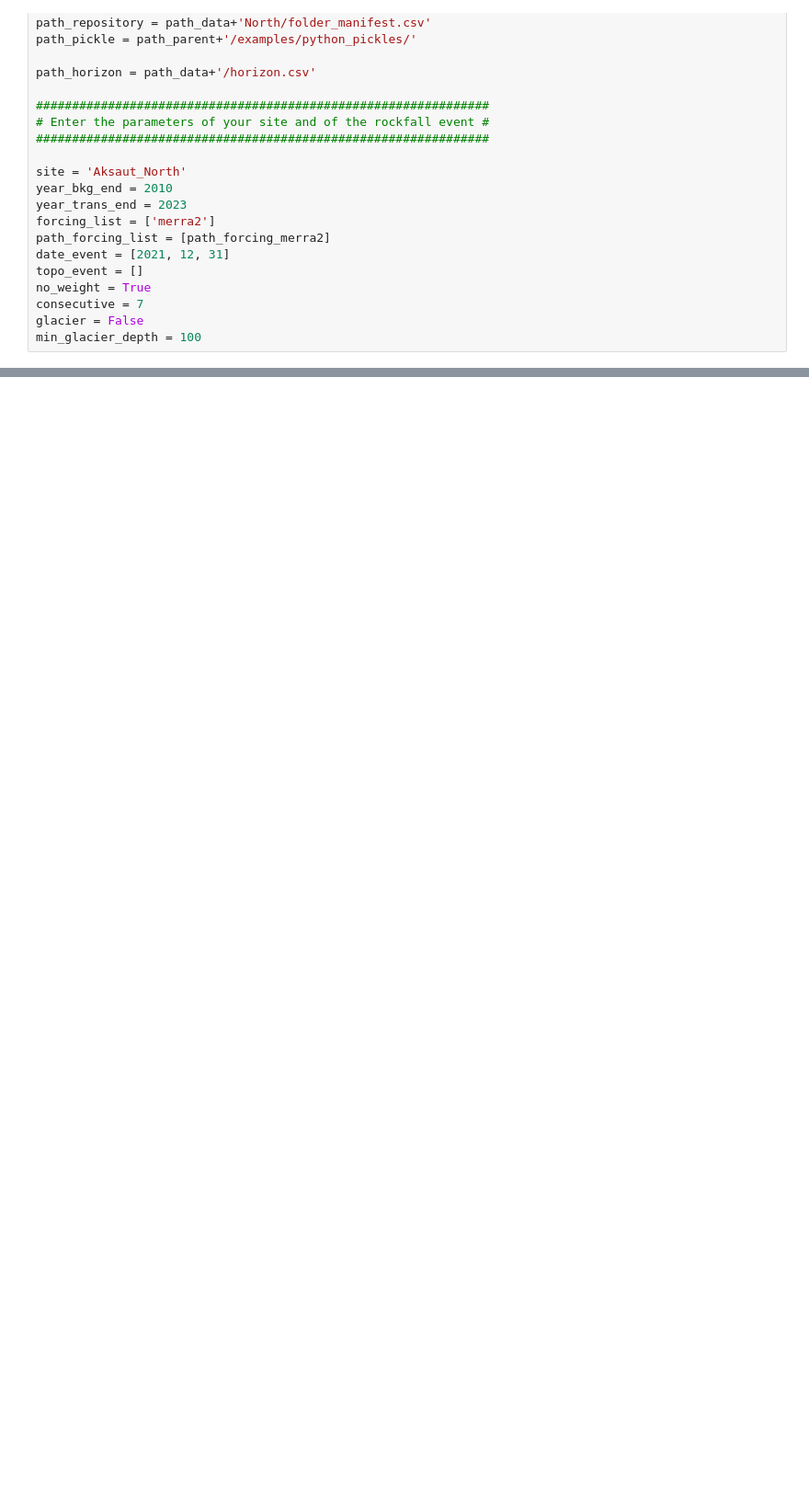
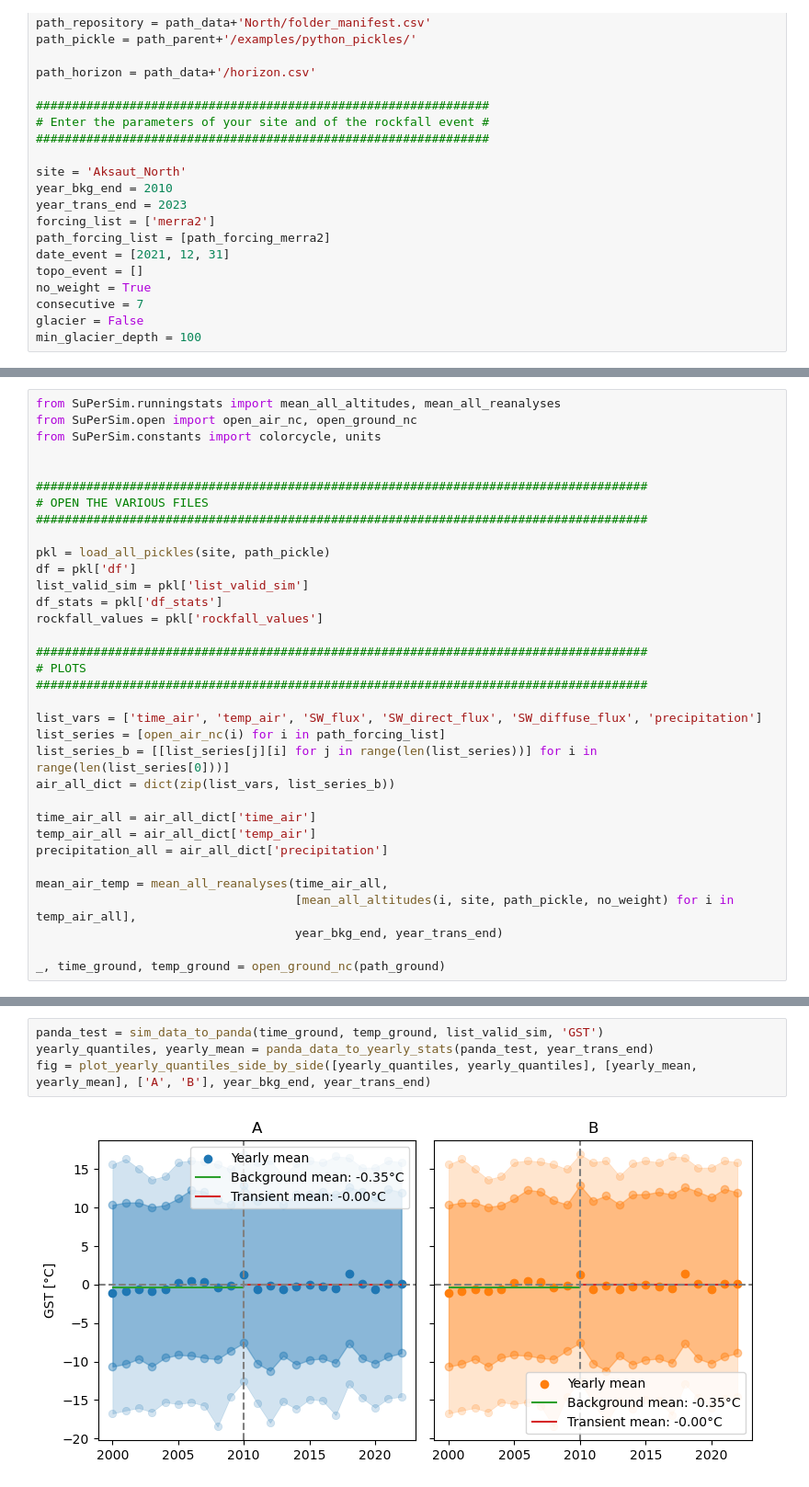
Before and after one commit to VictorPozsgay/SuPerSim, a Jupyter notebook: examples/produce_plots_North.ipynb, the cells around one changed output, grey strips where cells are left out. Shown at 92% size. Saved outputs shown, nothing was run; the diff lists cells and outputs as text; blank space fills up the shorter version.

Commit message:
Divided 'yearlystats.py' functions into data formatting and plotting (for single site)

```diff
--- a/examples/produce_plots_North.ipynb
+++ b/examples/produce_plots_North.ipynb
@@ -536,0 +138,34 @@ plot_aggregating_distance_temp_all(dict_distances, rockfall_time_index, year_bkg
+# %%
+from SuPerSim.runningstats import mean_all_altitudes, mean_all_reanalyses
+from SuPerSim.open import open_air_nc, open_ground_nc
+from SuPerSim.constants import colorcycle, units
+
+
+#####################################################################################
+# OPEN THE VARIOUS FILES
+#####################################################################################
+
+pkl = load_all_pickles(site, path_pickle)
+df = pkl['df']
+list_valid_sim = pkl['list_valid_sim']
+df_stats = pkl['df_stats']
+rockfall_values = pkl['rockfall_values']
+
+#####################################################################################
+# PLOTS
+#####################################################################################
+
+list_vars = ['time_air', 'temp_air', 'SW_flux', 'SW_direct_flux', 'SW_diffuse_flux', 'precipitation']
+list_series = [open_air_nc(i) for i in path_forcing_list]
+list_series_b = [[list_series[j][i] for j in range(len(list_series))] for i in range(len(list_series[0]))]
+air_all_dict = dict(zip(list_vars, list_series_b))
+
+time_air_all = air_all_dict['time_air']
+temp_air_all = air_all_dict['temp_air']
+precipitation_all = air_all_dict['precipitation']
+
+mean_air_temp = mean_all_reanalyses(time_air_all,
+                                    [mean_all_altitudes(i, site, path_pickle, no_weight) for i in temp_air_all],
+                                    year_bkg_end, year_trans_end)
+
+_, time_ground, temp_ground = open_ground_nc(path_ground)
@@ -536,0 +264,6 @@ plot_aggregating_distance_temp_all(dict_distances, rockfall_time_index, year_bkg
+# %%
+panda_test = sim_data_to_panda(time_ground, temp_ground, list_valid_sim, 'GST')
+yearly_quantiles, yearly_mean = panda_data_to_yearly_stats(panda_test, year_trans_end)
+fig = plot_yearly_quantiles_side_by_side([yearly_quantiles, yearly_quantiles], [yearly_mean, yearly_mean], ['A', 'B'], year_bkg_end, year_trans_end)
+# %% [output]
+[figure, added]
```
Also changed, not shown: parts of 11 cells of this notebook, 2 other files.
